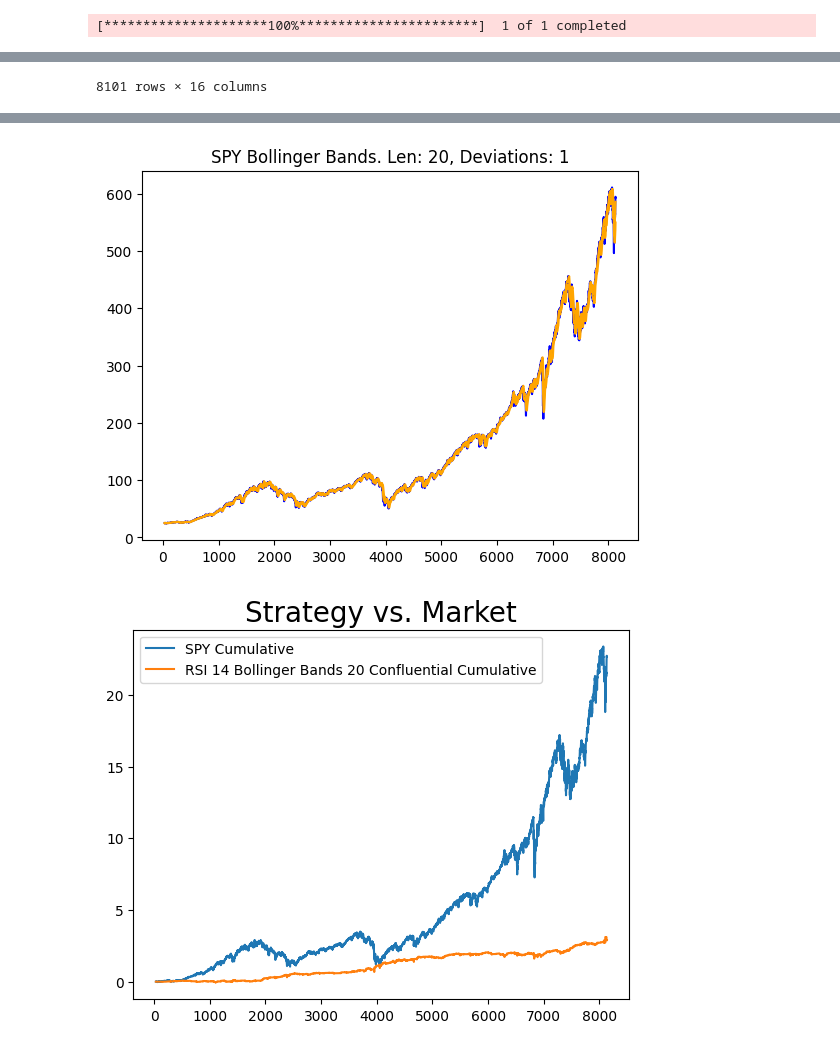
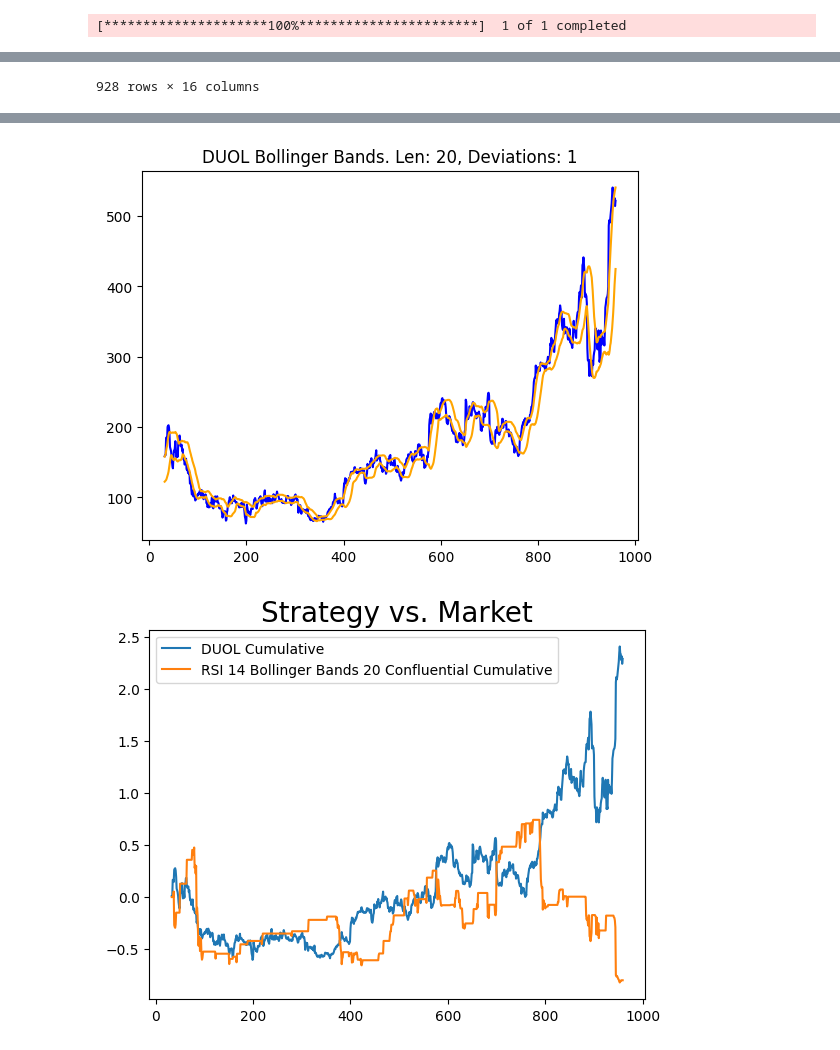
Before and after one commit to franciskamande-ai/MODELS, a Jupyter notebook: RSI_BB.ipynb, the cells around one changed output, grey strips where cells are left out. Cells and saved outputs as stored; diff of their text form; code cells hidden in the pictures.

```diff
--- a/RSI_BB.ipynb
+++ b/RSI_BB.ipynb
@@ -4,7 +4,7 @@ import yfinance as yf
 import pandas as pd
 import numpy as np
 # %%
-TICKER = 'SPY'
+TICKER = 'DUOL'
 INTERVAL='1d'
 
 # set period based on interval
@@ -16,7 +16,6 @@ else:
 BB_LEN = 20
 DEVS = 1
 RSI_LENGTH = 14
-MFI_OVERSOLD = 30
 RSI_OVERBOUGHT = 70
 RSI_OVERSOLD = 30
 
@@ -108,8 +107,8 @@ def add_full_strategy(df):
     df['Full_Strategy'] = df['RSI_Strategy'] + df['BB_Strategy']
 
     # adjust values for simplicity
-    df['Strategy'] = np.where(df['Full_Strategy'] == 2, 1,
-                     np.where(df['Full_Strategy'] == -2, -1, 0))
+    df['Strategy'] = np.where(df['Full_Strategy'] == 2, 3,
+                     np.where(df['Full_Strategy'] == -2, -3, 0))
 
     return df
 
@@ -157 +156 @@ df
-8101 rows × 16 columns
+928 rows × 16 columns
@@ -159,2 +158,2 @@ df
-[figure, old version]
+[figure, new version]
-[figure, old version]
+[figure, new version]
```
Also changed, not shown: parts of 1 cell of this notebook, 2 other files.
